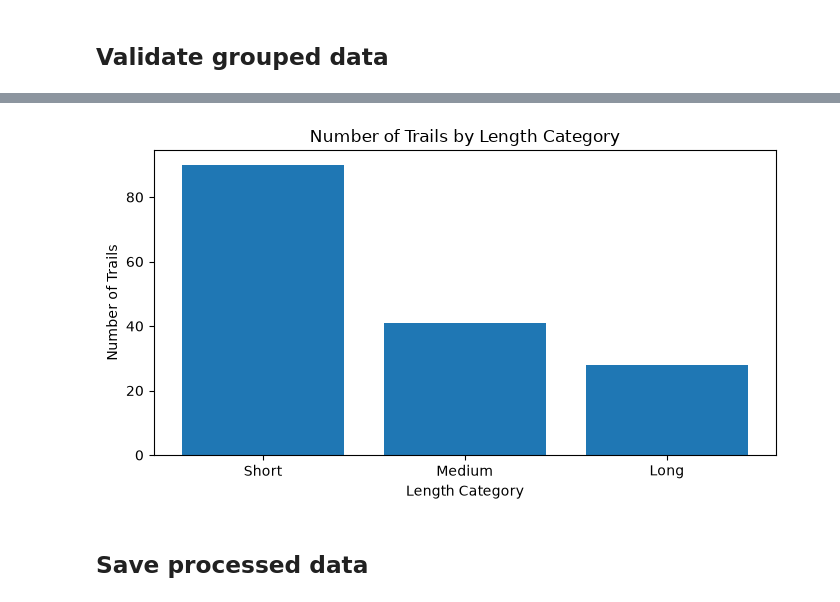
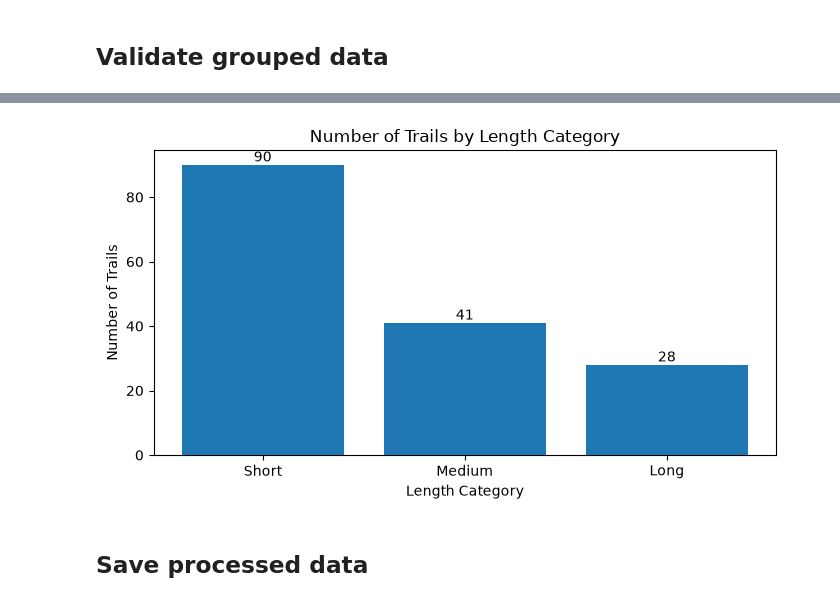
Before and after one commit to RayofData/whats-up-outdoors, a Jupyter notebook: notebooks/02_build_trail_groups.ipynb, the cells around one changed output, grey strips where cells are left out. Cells and saved outputs as stored; diff of their text form; code cells hidden in the pictures.

```diff
--- a/notebooks/02_build_trail_groups.ipynb
+++ b/notebooks/02_build_trail_groups.ipynb
@@ -135,15 +135,16 @@ Name: count, dtype: int64
 | 4 | Alger | Tyoga Historical Pathway | Tyoga Historical Pathway | Alger | State Forest | 1.269936 | Short | 2 | ... |
 # %%
 plt.figure(figsize=(7, 4))
-plt.bar(length_counts.index.astype(str), length_counts.values)
+bars = plt.bar(length_counts.index.astype(str), length_counts.values)
+plt.bar_label(bars)
 
 plt.title("Number of Trails by Length Category")
 plt.xlabel("Length Category")
 plt.ylabel("Number of Trails")
 plt.tight_layout()
 plt.show()
 # %% [output]
-[figure, old version]
+[figure, new version]
 # %% [markdown]
 ## Save processed data
 # %%
```
Also changed, not shown: parts of 1 cell of this notebook, 5 other files.
